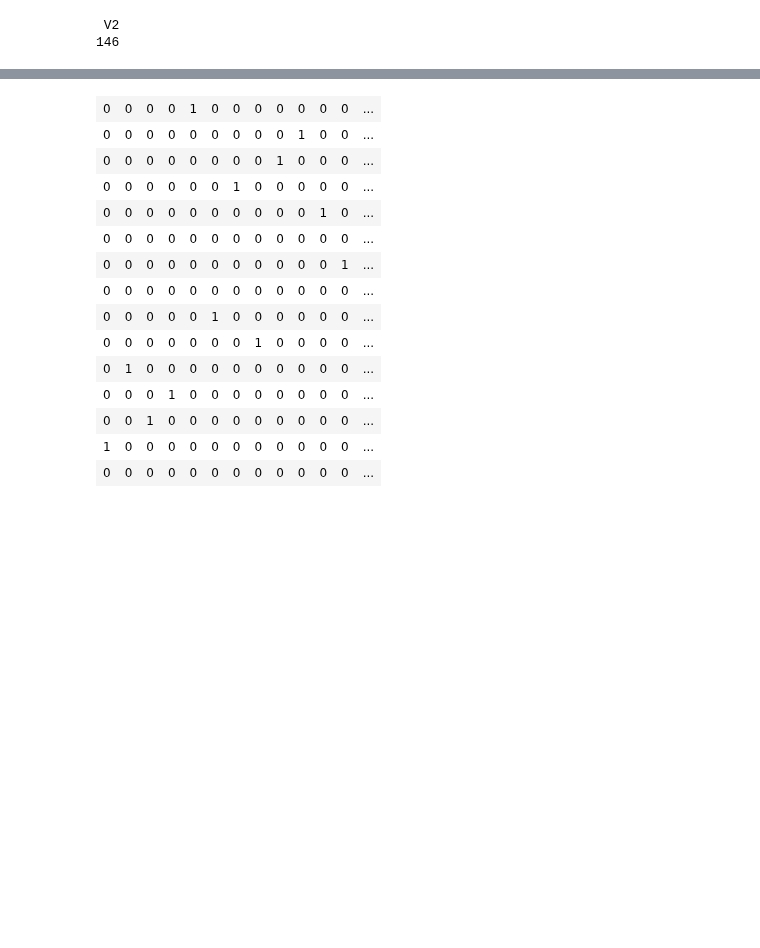
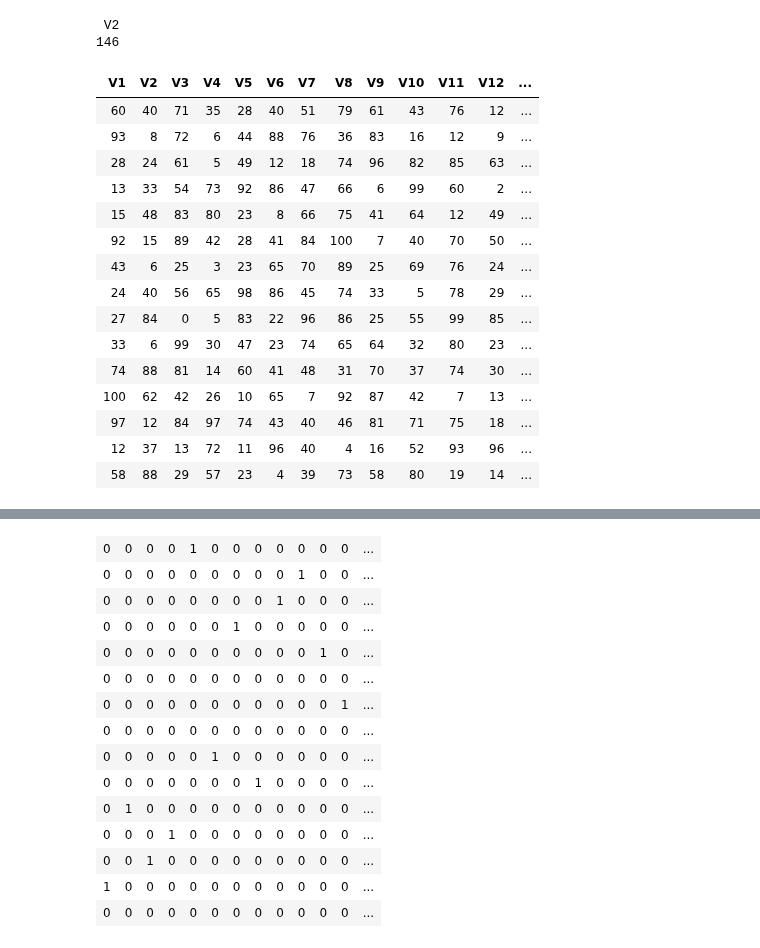
Before and after one commit to garciparedes/integer-programming-heuristics, a Jupyter notebook: integer-programming-heuristics.ipynb, the cells around one changed output, grey strips where cells are left out. Cells and saved outputs as stored; diff of their text form; code cells hidden in the pictures; blank space fills up the shorter version.

```diff
--- a/integer-programming-heuristics.ipynb
+++ b/integer-programming-heuristics.ipynb
@@ -256,3 +268,22 @@ a$objval
 | 0 | 0 | 0 | 1 | 0 | 0 | 0 | 0 | 0 | 0 | 0 | 0 | ... |
  V2
 146
+# %%
+(matriz.15x15.3 <- as.matrix(read.csv("./data/assignment/matriz_15x15_3.csv", header = FALSE)))
+# %% [output]
+| V1 | V2 | V3 | V4 | V5 | V6 | V7 | V8 | V9 | V10 | V11 | V12 | ... |
+| 60 | 40 | 71 | 35 | 28 | 40 | 51 | 79 | 61 | 43 | 76 | 12 | ... |
+| 93 | 8 | 72 | 6 | 44 | 88 | 76 | 36 | 83 | 16 | 12 | 9 | ... |
+| 28 | 24 | 61 | 5 | 49 | 12 | 18 | 74 | 96 | 82 | 85 | 63 | ... |
+| 13 | 33 | 54 | 73 | 92 | 86 | 47 | 66 | 6 | 99 | 60 | 2 | ... |
+| 15 | 48 | 83 | 80 | 23 | 8 | 66 | 75 | 41 | 64 | 12 | 49 | ... |
+| 92 | 15 | 89 | 42 | 28 | 41 | 84 | 100 | 7 | 40 | 70 | 50 | ... |
+| 43 | 6 | 25 | 3 | 23 | 65 | 70 | 89 | 25 | 69 | 76 | 24 | ... |
+| 24 | 40 | 56 | 65 | 98 | 86 | 45 | 74 | 33 | 5 | 78 | 29 | ... |
+| 27 | 84 | 0 | 5 | 83 | 22 | 96 | 86 | 25 | 55 | 99 | 85 | ... |
+| 33 | 6 | 99 | 30 | 47 | 23 | 74 | 65 | 64 | 32 | 80 | 23 | ... |
+| 74 | 88 | 81 | 14 | 60 | 41 | 48 | 31 | 70 | 37 | 74 | 30 | ... |
+| 100 | 62 | 42 | 26 | 10 | 65 | 7 | 92 | 87 | 42 | 7 | 13 | ... |
+| 97 | 12 | 84 | 97 | 74 | 43 | 40 | 46 | 81 | 71 | 75 | 18 | ... |
+| 12 | 37 | 13 | 72 | 11 | 96 | 40 | 4 | 16 | 52 | 93 | 96 | ... |
+| 58 | 88 | 29 | 57 | 23 | 4 | 39 | 73 | 58 | 80 | 19 | 14 | ... |
```
Also changed, not shown: parts of 40 cells of this notebook, 5 other files.
